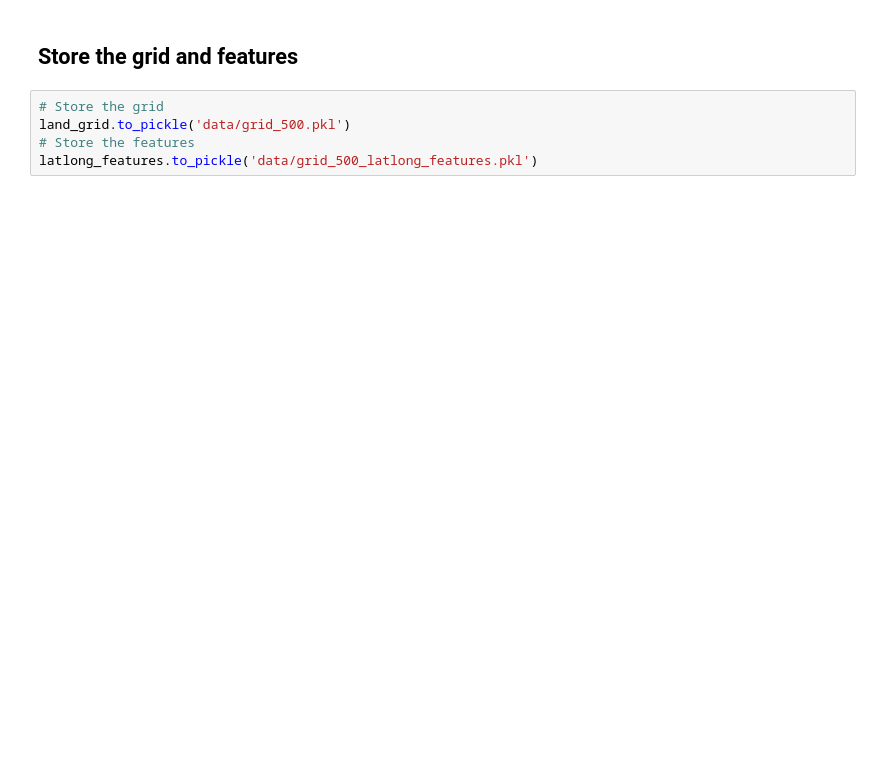
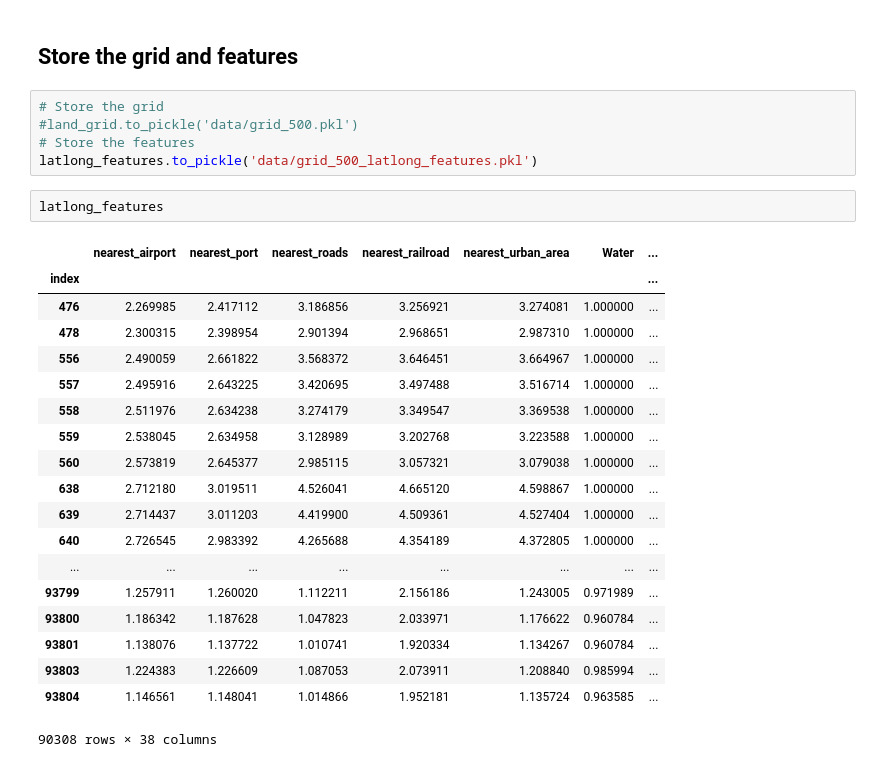
Before and after one commit to thiesgehrmann/JuSiPy_Asser, a Jupyter notebook: 2_pipeline_generate_grid.ipynb, the cells around one changed output. Drawn from its saved outputs; the diff is of its cells as text; blank space fills up the shorter version.

```diff
--- a/2_pipeline_generate_grid.ipynb
+++ b/2_pipeline_generate_grid.ipynb
@@ -62,6 +67,28 @@ plt.scatter(land_grid.long, land_grid.lat, s=1, c=C, alpha=0.5)
 ## Store the grid and features
 # %%
 # Store the grid
-land_grid.to_pickle('data/grid_500.pkl')
+#land_grid.to_pickle('data/grid_500.pkl')
 # Store the features
 latlong_features.to_pickle('data/grid_500_latlong_features.pkl')
+# %%
+latlong_features
+# %% [output]
+|  | nearest_airport | nearest_port | nearest_roads | nearest_railroad | nearest_urban_area | Water | ... |
+| index |  |  |  |  |  |  | ... |
+| 476 | 2.269985 | 2.417112 | 3.186856 | 3.256921 | 3.274081 | 1.000000 | ... |
+| 478 | 2.300315 | 2.398954 | 2.901394 | 2.968651 | 2.987310 | 1.000000 | ... |
+| 556 | 2.490059 | 2.661822 | 3.568372 | 3.646451 | 3.664967 | 1.000000 | ... |
+| 557 | 2.495916 | 2.643225 | 3.420695 | 3.497488 | 3.516714 | 1.000000 | ... |
+| 558 | 2.511976 | 2.634238 | 3.274179 | 3.349547 | 3.369538 | 1.000000 | ... |
+| 559 | 2.538045 | 2.634958 | 3.128989 | 3.202768 | 3.223588 | 1.000000 | ... |
+| 560 | 2.573819 | 2.645377 | 2.985115 | 3.057321 | 3.079038 | 1.000000 | ... |
+| 638 | 2.712180 | 3.019511 | 4.526041 | 4.665120 | 4.598867 | 1.000000 | ... |
+| 639 | 2.714437 | 3.011203 | 4.419900 | 4.509361 | 4.527404 | 1.000000 | ... |
+| 640 | 2.726545 | 2.983392 | 4.265688 | 4.354189 | 4.372805 | 1.000000 | ... |
+| ... | ... | ... | ... | ... | ... | ... | ... |
+| 93799 | 1.257911 | 1.260020 | 1.112211 | 2.156186 | 1.243005 | 0.971989 | ... |
+| 93800 | 1.186342 | 1.187628 | 1.047823 | 2.033971 | 1.176622 | 0.960784 | ... |
+| 93801 | 1.138076 | 1.137722 | 1.010741 | 1.920334 | 1.134267 | 0.960784 | ... |
+| 93803 | 1.224383 | 1.226609 | 1.087053 | 2.073911 | 1.208840 | 0.985994 | ... |
+| 93804 | 1.146561 | 1.148041 | 1.014866 | 1.952181 | 1.135724 | 0.963585 | ... |
+90308 rows × 38 columns
```
Also changed, not shown: parts of 4 cells of this notebook, 2 other files.
